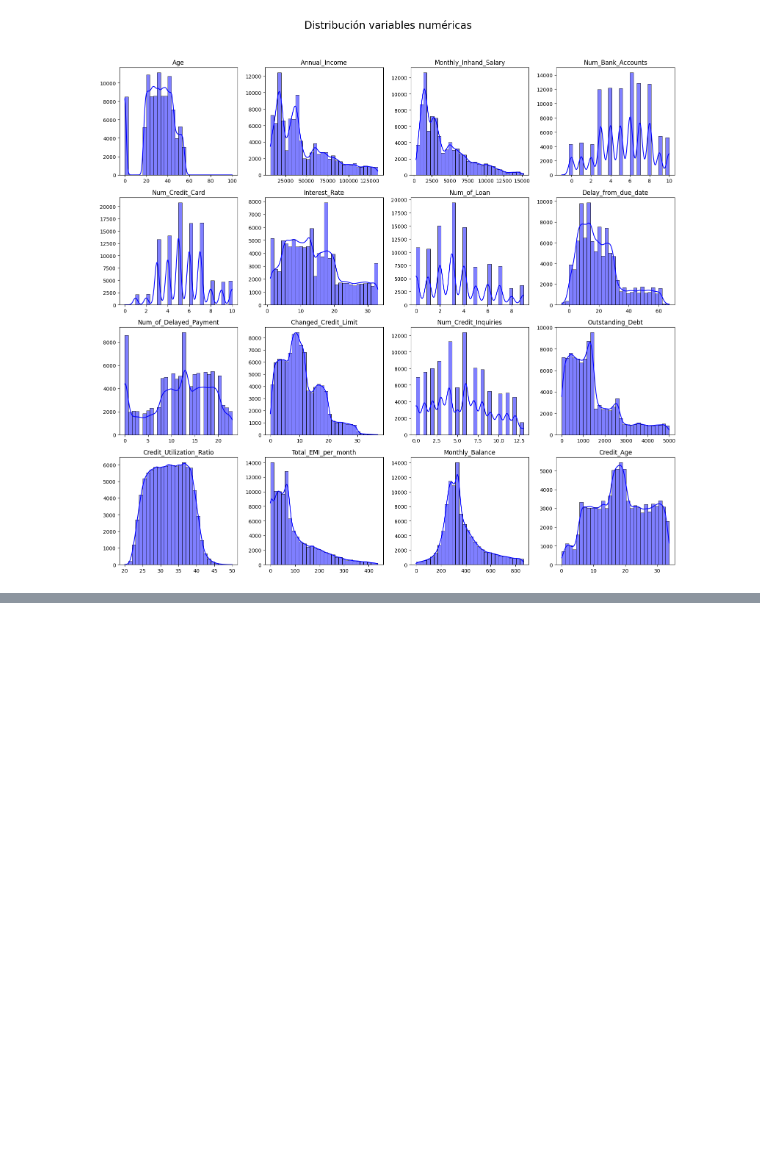
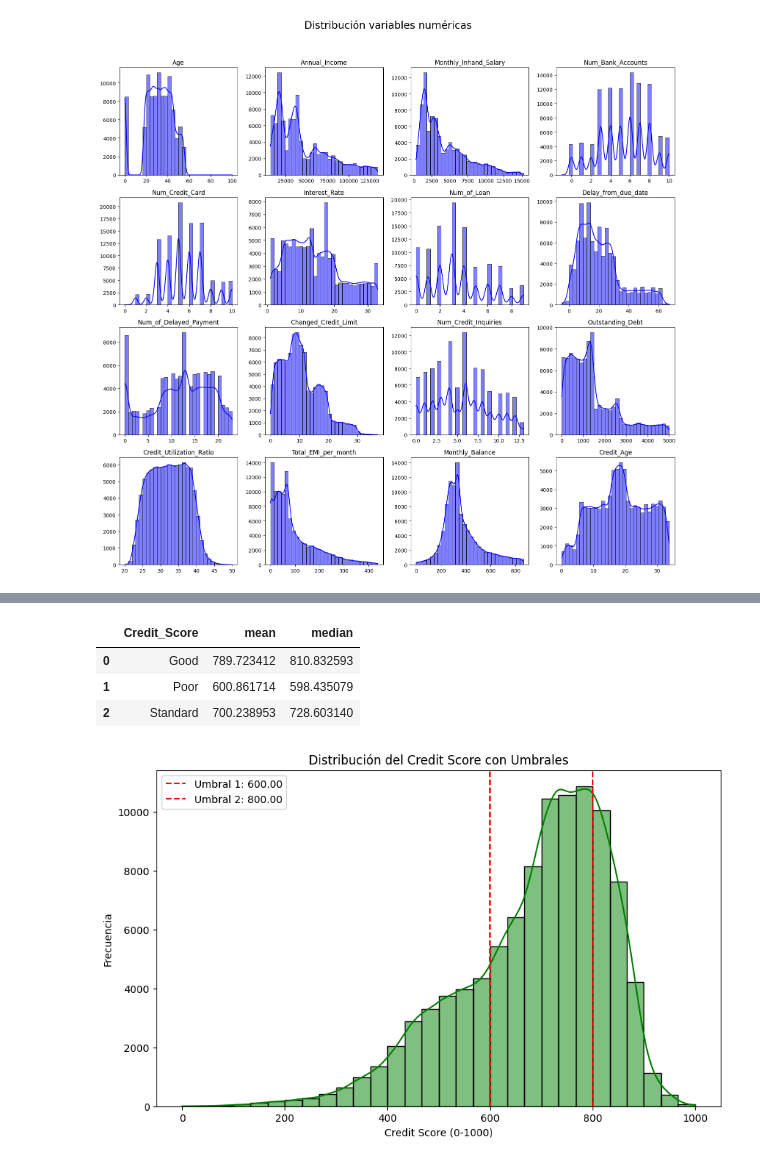
Before and after one commit to PauloVilla/Modelo_Credito_01, a Jupyter notebook: Modelo de credito.ipynb, the cells around one changed output, grey strips where cells are left out. Cells and saved outputs as stored; diff of their text form; code cells hidden in the pictures; blank space fills up the shorter version.

```diff
--- a/Modelo de credito.ipynb
+++ b/Modelo de credito.ipynb
@@ -366,0 +559,37 @@ data[["Outstanding_Debt", "Annual_Income", "Changed_Credit_Limit", "Delay_from_d
+# %%
+# Creamos un nuevo df solo con el ID y nuestra predicción
+df_final = model[["ID", "Credit_Score_1000"]]
+# Agregamos el Credit Score Real
+df_final = df_final.merge(data[["ID", "Credit_Score"]], on="ID")
+# Vemos algunos datos a ver si nuestro modelo tiene sentido
+vals = df_final.groupby(["Credit_Score"])["Credit_Score_1000"].agg({"mean", "median"}).reset_index()
+vals
+# %% [output]
+|  | Credit_Score | mean | median |
+| 0 | Good | 789.723412 | 810.832593 |
+| 1 | Poor | 600.861714 | 598.435079 |
+| 2 | Standard | 700.238953 | 728.603140 |
+# %%
+# Creamos los umbrales con ayuda de la gráfica, de la media y mediana
+threshold_1, threshold_2 = 600, 800
+
+# Crear la gráfica de distribución
+plt.figure(figsize=(10, 6))
+sns.histplot(model['Credit_Score_1000'], bins=30, kde=True, color="green")
+
+# Agregar líneas verticales para los umbrales
+plt.axvline(threshold_1, color='red', linestyle='--', label=f'Umbral 1: {threshold_1:.2f}')
+plt.axvline(threshold_2, color='red', linestyle='--', label=f'Umbral 2: {threshold_2:.2f}')
+
+# Etiquetas y título
+plt.title("Distribución del Credit Score con Umbrales")
+plt.xlabel("Credit Score (0-1000)")
+plt.ylabel("Frecuencia")
+
+# Agregar leyenda para las líneas de umbral
+plt.legend()
+
+# Mostrar la gráfica
+plt.show()
+# %% [output]
+[figure, added]
```
Also changed, not shown: parts of 19 cells of this notebook.
